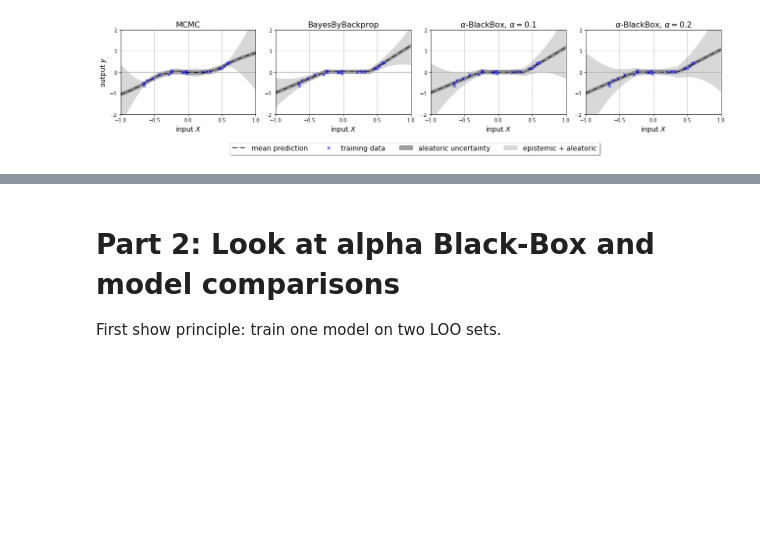
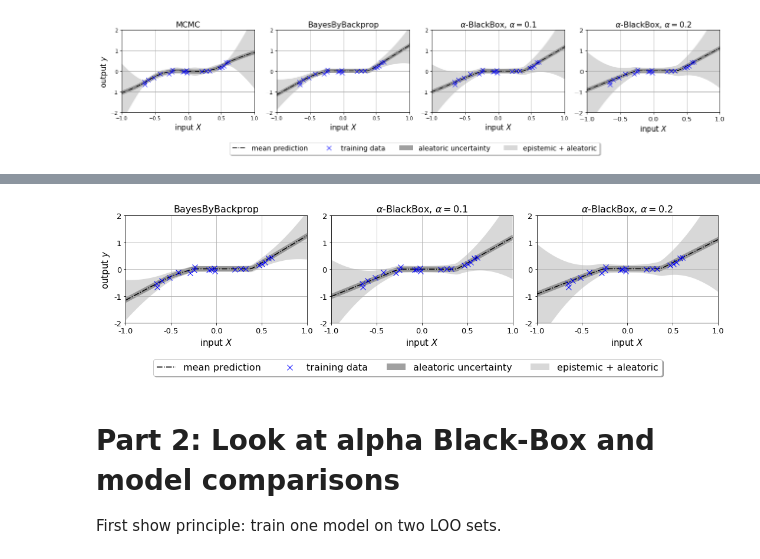
Before and after one commit to AudOlivier/UQ_in_ML, a Jupyter notebook: Cubic_VI.ipynb, the cells around one changed output, grey strips where cells are left out. Cells and saved outputs as stored; diff of their text form; code cells hidden in the pictures; blank space fills up the shorter version.

```diff
--- a/Cubic_VI.ipynb
+++ b/Cubic_VI.ipynb
@@ -262,3 +300,44 @@ plt.show()
+# %%
+# The others
+stat_to_plot = 'std'   # 'std' or 'perc'
+dict_predict = {'return_std': False, 'return_percentiles': (2.5, 97.5), 'return_MC': 0,
+                'aleatoric_in_std_perc': True, 'aleatoric_in_MC': False}
+if stat_to_plot == 'std':
+    dict_predict.update({'return_std': True, 'return_percentiles': ()})
+
+fig, ax = plt.subplots(ncols=3, figsize=(15, 3.7))
+# MCMC
+for i in range(3):
+    dict_predict['ns']=10000
+    if i == 0:
+        reg = regs_figure[0]
+        title = 'BayesByBackprop'
+    elif i == 1:
+        reg = regs_figure[1]
+        title = r'$\alpha$-BlackBox, $\alpha=0.1$'
+    elif i == 2:
+        reg = regs_figure[2]
+        title = r'$\alpha$-BlackBox, $\alpha=0.2$'
+    y_mean, y_uq = reg.predict_uq(X=x_plot, **dict_predict)
+    plot_mean_uq(x=x_plot, y_uq=y_uq, type_uq=stat_to_plot, ax=ax[i], y_mean=y_mean, var_aleatoric=var_n)
+    ax[i].plot(xn, yn, **kwargs_data)
+    set_stuff(ax[i])
+    if i > 0:
+        ax[i].set_ylabel('')
+    ax[i].set_yticklabels([-2, -1, 0, 1, 2], fontsize=13)
+    ax[i].set_xticklabels([-1.0, -0.5, 0., 0.5, 1.0], fontsize=13)
+    ax[i].grid(True)
+    ax[i].set_title(title, fontsize=16)
+fig.legend(
+    (ax[0].lines[0], ax[0].lines[1], ax[0].patches[0], ax[0].patches[1]),
+    ('mean prediction', 'training data', 'aleatoric uncertainty', 'epistemic + aleatoric'),
+    ncol=4, fancybox=True, shadow=True, fontsize=16,
+    bbox_to_anchor=(0.9, 0), bbox_transform=plt.gcf().transFigure)
+fig.tight_layout()
+plt.savefig('cubic_3algos.pdf', bbox_inches='tight')
+plt.show()
+# %% [output]
+[figure, added]
 # %% [markdown]
 # Part 2: Look at alpha Black-Box and model comparisons
 
```
Also changed, not shown: parts of 15 cells of this notebook, 6 other files.
